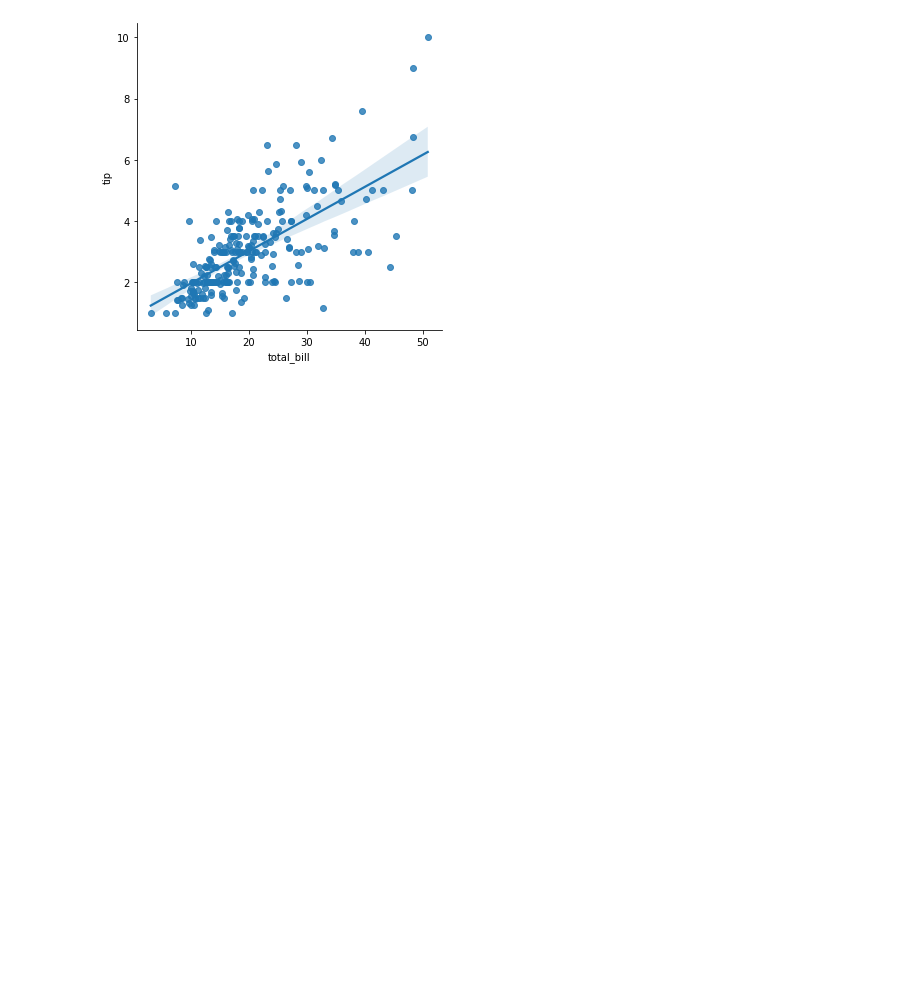
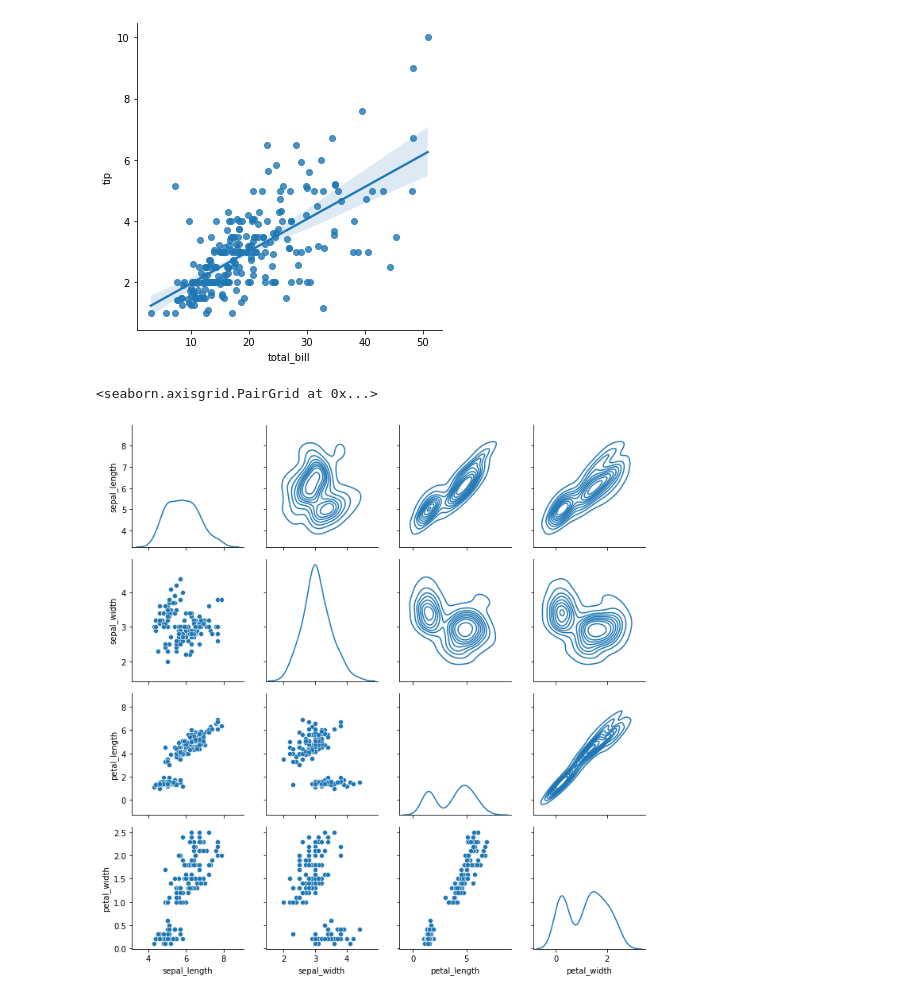
Before and after one commit to manvii09/ml_python_training_sep22, a Jupyter notebook: day19.ipynb, the cells around one changed output. Drawn from its saved outputs; the diff is of its cells as text; code cells hidden in the pictures; blank space fills up the shorter version.

```diff
--- a/day19.ipynb
+++ b/day19.ipynb
@@ -151,3 +151,11 @@ sns.lmplot(data=tips, x='total_bill', y='tip')
 [figure]
 <seaborn.axisgrid.FacetGrid at 0x...>
 [figure]
+# %%
+pg = sns.PairGrid(data = iris)
+pg.map_diag(sns.kdeplot)
+pg.map_lower(sns.scatterplot)
+pg.map_upper(sns.kdeplot)
+# %% [output]
+<seaborn.axisgrid.PairGrid at 0x...>
+[figure, added]
```
Also changed, not shown: parts of 20 cells of this notebook.
